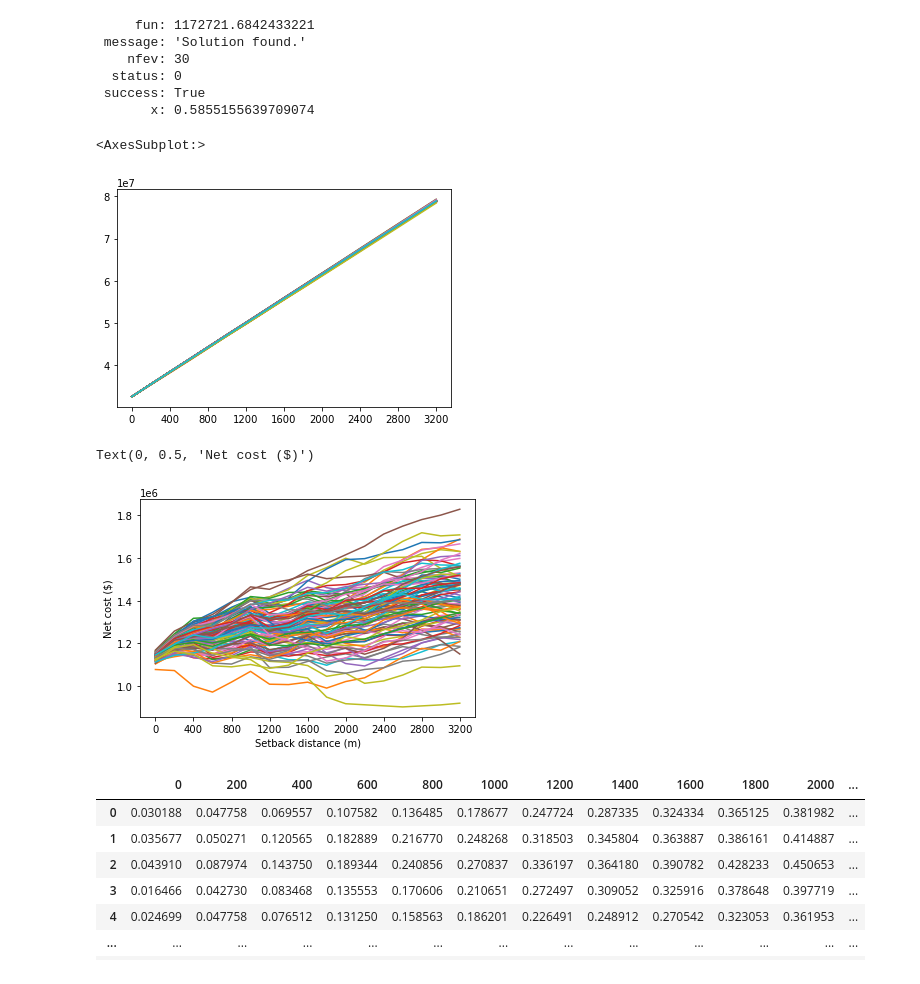
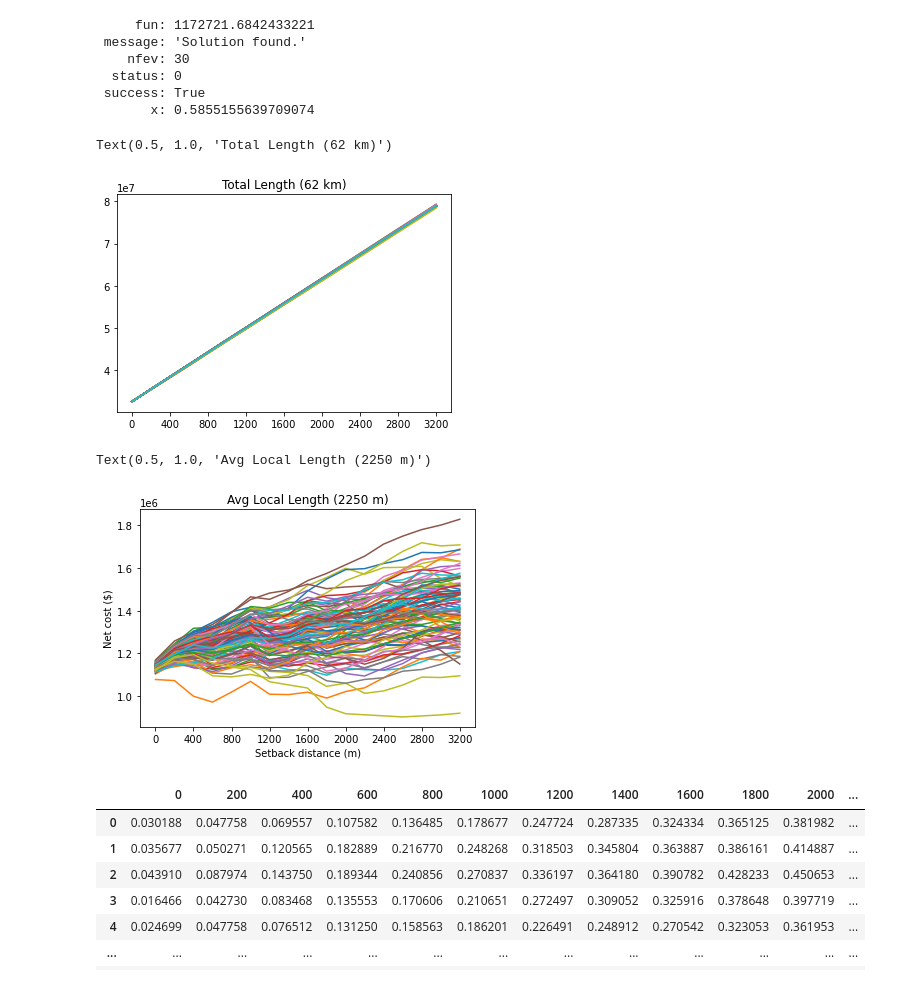
Before and after one commit to andrewcalderwood/CosumnesRiverRecharge, a Jupyter notebook: Projects/Levee_setback/levee_setback_distance_analysis/Setback flow result plotting.ipynb, the cells around one changed output. Saved outputs shown, nothing was run; the diff lists cells and outputs as text; code cells hidden in the pictures.

```diff
--- a/Projects/Levee_setback/levee_setback_distance_analysis/Setback flow result plotting.ipynb
+++ b/Projects/Levee_setback/levee_setback_distance_analysis/Setback flow result plotting.ipynb
@@ -440,30 +450,35 @@ res
 # %%
 
 x_dist_m = np.arange(0,6800,400)
-annual_cost = (const_cost*62000 + land_cost_m2*x_dist_m*62000)*(const_int/(1-(1+const_int)**(-num_pers)))
+annual_cost = (const_cost*total_len + land_cost_m2*x_dist_m*total_len)*(const_int/(1-(1+const_int)**(-num_pers)))
 annual_benefit = (hf_tot_df*200*200*2)*50*m3_AF
 net_cost = annual_cost - annual_benefit
 net_cost.transpose().plot(legend=False)
+
+plt.title('Total Length (62 km)')
 # on a regional scale this will never be cost effective, even at 1000$/AF the zero setback is mostly the minimum
 # %% [output]
-<AxesSubplot:>
+Text(0.5, 1.0, 'Total Length (62 km)')
-[figure, old version]
+[figure, new version]
 # %%
 
 x_dist_m = np.arange(0,6800,400)
 annual_cost = (const_cost*2250 + land_cost_m2*x_dist_m*2250)*(const_int/(1-(1+const_int)**(-num_pers)))
 annual_benefit = (hf_tot_df*200*200*2)*50*m3_AF
 net_cost = annual_cost - annual_benefit
 net_cost.transpose().plot(legend=False)
+
 plt.xlabel('Setback distance (m)')
 plt.ylabel('Net cost ($)')
+plt.title('Avg Local Length (2250 m)')
+
 # as the recharge depth increases we see more variability in the plots and the minimum
 # values are no longer at a zero setback distances
 # I could plot minimum values at different recharge rates to avoid the flood mapping, but I think
 # flood mapping is the best way
 # %% [output]
-Text(0, 0.5, 'Net cost ($)')
+Text(0.5, 1.0, 'Avg Local Length (2250 m)')
-[figure, old version]
+[figure, new version]
 # %%
 annual_benefit/annual_cost
 # %% [output]
```
Also changed, not shown: parts of 17 cells of this notebook, 9 other files.
